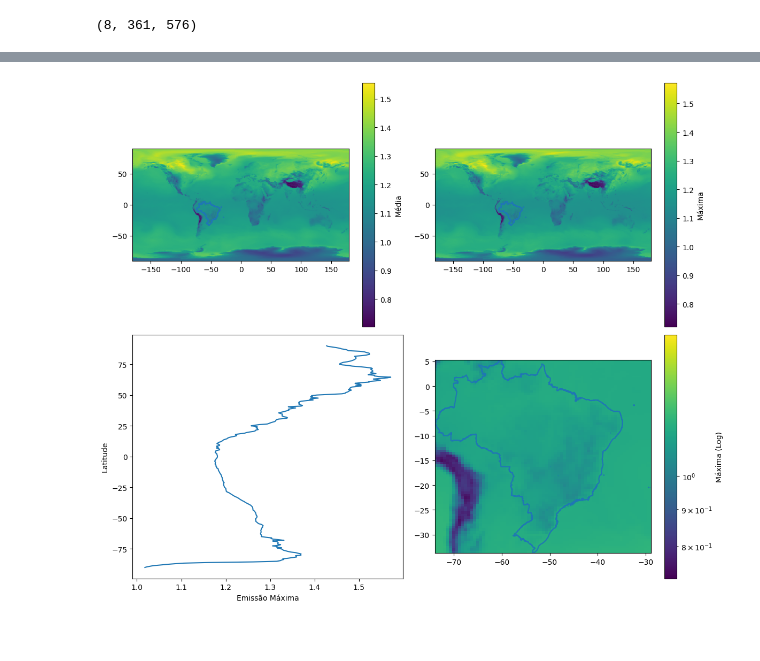
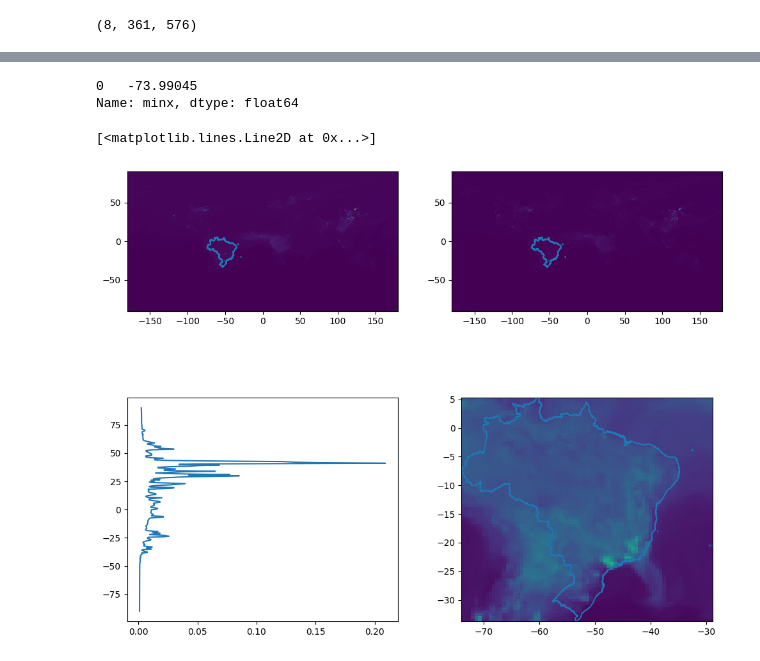
Before and after one commit to Marcosperrude/ENS410064, a Jupyter notebook: scripts/trab_final.ipynb, the cells around one changed output, grey strips where cells are left out. Saved outputs shown, nothing was run; the diff lists cells and outputs as text; code cells hidden in the pictures; blank space fills up the shorter version.

```diff
--- a/scripts/trab_final.ipynb
+++ b/scripts/trab_final.ipynb
@@ -38,8 +155,10 @@ root group (NETCDF4 data model, file format HDF5):
 # %%
-dens = dataset['AIRDENS'][:,71,:,:]
-print(dens.shape) #(time , lev, .lat, lon)
+co = xds['CO'][:,71,:,:]   #Superficie (P = 985 Hpa e Mol / Mol)
+print(co.shape) #(time , lev, .lat, lon)
 # %% [output]
 (8, 361, 576)
+# %%
+co = co*28000
 # %%
 
 # Plotando o dado 1D
@@ -186,40 +203,29 @@ RangeEndingTime :
 # %%
 import numpy as np
 import geopandas as gpd
 import matplotlib.pyplot as plt
 import matplotlib
 
-# Carregar o arquivo shapefile
 br = gpd.read_file(r"C:\Users\marcos perrude\Documents\ENS410064\dados\BR_Pais_2022 (1)\BR_Pais_2022.shp")
 
-# Configurar a figura com 2 linhas e 2 colunas
 fig, ax = plt.subplots(2, 2, figsize=(12, 10))
 
-# Média do dia em todos os locais
-c1 = ax[0, 0].pcolor(dataset['lon'][:], dataset['lat'], np.mean(dens, axis=0))
+ax[0, 0].pcolor(xds['lon'][:], xds['lat'], np.mean(co, axis=0))  #Média
 br.boundary.plot(ax=ax[0, 0])
-fig.colorbar(c1, ax=ax[0, 0], orientation='vertical', label='Média')
 
-# Máxima do dia em todos os locais
-c2 = ax[0, 1].pcolor(dataset['lon'][:], dataset['lat'], np.max(dens, axis=0))
+ax[0, 1].pcolor(xds['lon'][:], xds['lat'], np.max(co, axis=0)) #Máxima
 br.boundary.plot(ax=ax[0, 1])
-fig.colorbar(c2, ax=ax[0, 1], orientation='vertical', label='Máxima')
 
-# Zoom no Brasil
-c3 = ax[1, 1].pcolor(dataset['lon'][:], dataset['lat'], np.max(dens, axis=0), norm=matplotlib.colors.LogNorm())
+ax[1, 1].pcolor(xds['lon'][:], xds['lat'], np.max(co, axis=0), norm=matplotlib.colors.LogNorm())
 br.boundary.plot(ax=ax[1, 1])
-fig.colorbar(c3, ax=ax[1, 1], orientation='vertical', label='Máxima (Log)')
+print(br.bounds.minx)
 
-# Configuração de limites do mapa no Brasil
 ax[1, 1].set_xlim([br.bounds.minx[0], br.bounds.maxx[0]])
 ax[1, 1].set_ylim([br.bounds.miny[0], br.bounds.maxy[0]])
 
-# Máxima emissão em todas as latitudes
-ax[1, 0].plot(np.max(np.max(dens[:, :, :], axis=0), axis=1), dataset['lat'][:])
-ax[1, 0].set_xlabel('Emissão Máxima')
-ax[1, 0].set_ylabel('Latitude')
-
-plt.tight_layout()
-plt.show()
+ax[1, 0].plot(np.max(np.max(co[:, :, :], axis=0), axis=1), xds['lat'][:])
 # %% [output]
+0   -73.99045
+Name: minx, dtype: float64
+[<matplotlib.lines.Line2D at 0x...>]
-[figure, old version]
+[figure, new version]
```
Also changed, not shown: parts of 15 cells of this notebook.
